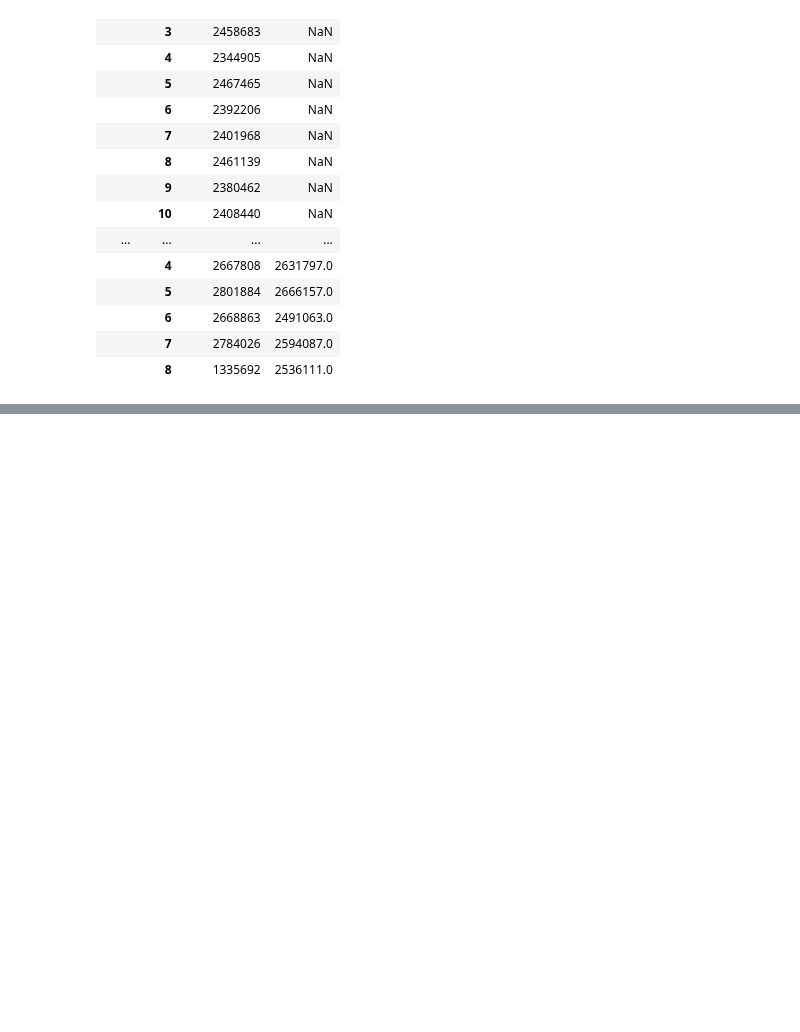
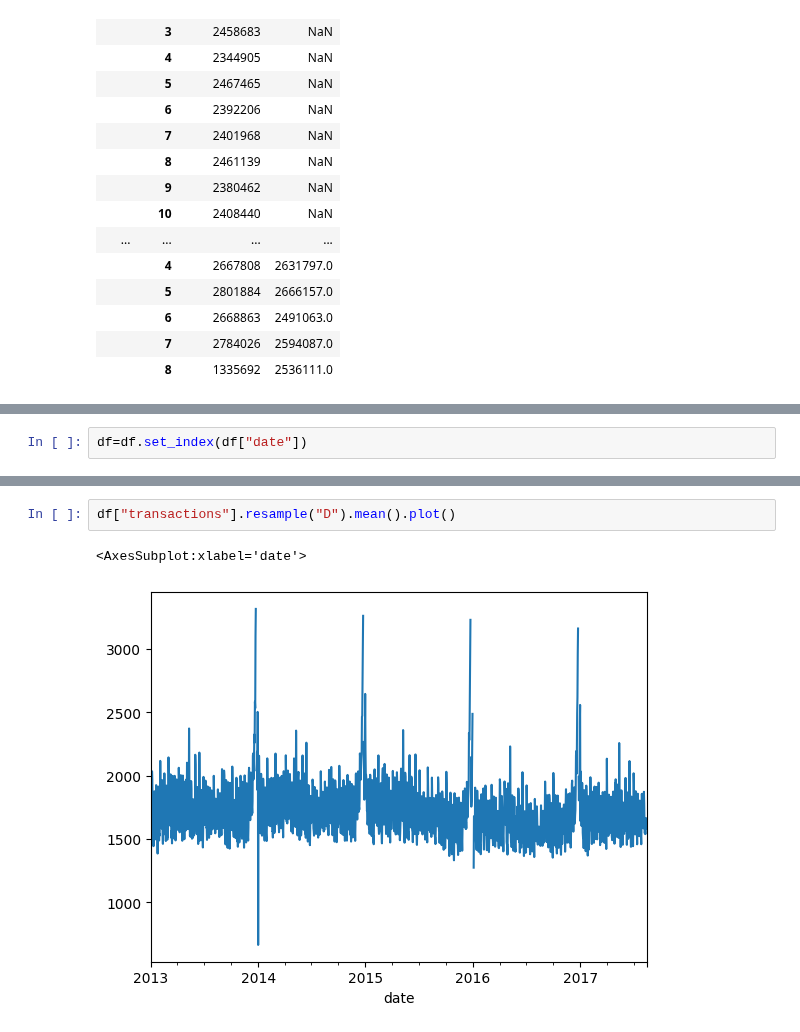
Before and after one commit to lingeshnafeax/DataScience, a Jupyter notebook: Numpy Pandas/DateTime.ipynb, the cells around one changed output, grey strips where cells are left out. Drawn from its saved outputs; the diff is of its cells as text; blank space fills up the shorter version.

```diff
--- a/Numpy Pandas/DateTime.ipynb
+++ b/Numpy Pandas/DateTime.ipynb
@@ -452,0 +466,2 @@ transaction44
+# %%
+df=df.set_index(df["date"])
@@ -452,0 +505,5 @@ transaction44
+# %%
+df["transactions"].resample("D").mean().plot()
+# %% [output]
+<AxesSubplot:xlabel='date'>
+[figure, added]
```
Also changed, not shown: parts of 10 cells of this notebook.
